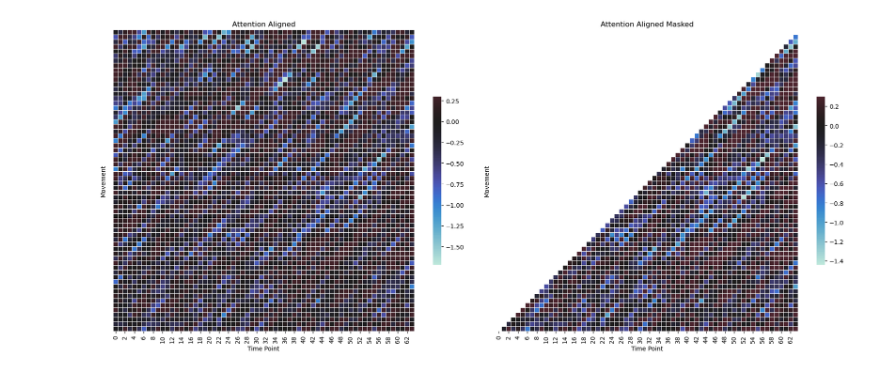
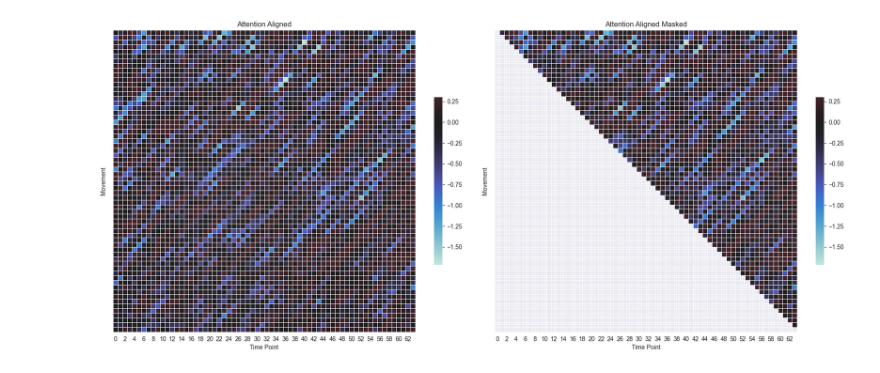
Before and after one commit to jiadol/Travel_Ml, a Jupyter notebook: notebooks/07_explainable.ipynb, the cells around one changed output. Drawn from its saved outputs; the diff is of its cells as text; code cells hidden in the pictures.

```diff
--- a/notebooks/07_explainable.ipynb
+++ b/notebooks/07_explainable.ipynb
@@ -79,37 +79,37 @@ attns = np.array(attns)
 for i in range(attns.shape[0]):
     attns[i] = np.roll(attns[i], -i)
 
 # 创建遮盖右上部分的掩码
 # 矩阵的水平翻转
-flipped_data = np.fliplr(np.ones_like(attns, dtype=bool))
+# flipped_data = np.fliplr(np.ones_like(attns, dtype=bool))
 # 提取下三角部分，包含对角线
-lower_triangle = np.triu(flipped_data)
+mask = np.tril(flipped_data)
 # 再次水平翻转回来以符合原始方向
-mask  = np.fliplr(lower_triangle)
+# mask  = np.fliplr(lower_triangle)
 
 fig, (ax1, ax2) = plt.subplots(1, 2, figsize=(18, 8))  # 1行2列
 # Draw the heatmap with the mask and correct aspect ratio
 a = sns.heatmap(attns, vmax=.3, center=0,
                 square=True, linewidths=.5, cbar_kws={"shrink": .5}, ax=ax1)
 a.set_yticklabels([])
 a.yaxis.set_ticks_position('none')
 ax1.set_title('Attention Aligned')
 ax1.set_xlabel('Time Point')
 ax1.set_ylabel('Movement')
 
 a = sns.heatmap(attns, mask=mask, vmax=.3, center=0,
                 square=True, linewidths=.5, cbar_kws={"shrink": .5}, ax=ax2)
 a.set_yticklabels([])
 a.yaxis.set_ticks_position('none')
 ax2.set_title('Attention Aligned Masked')
 ax2.set_xlabel('Time Point')
 ax2.set_ylabel('Movement')
 
 
 plt.tight_layout()
 plt.show()
 # %% [output]
-[figure, old version]
+[figure, new version]
 # %%
 import matplotlib.pyplot as plt
 
```
Also changed, not shown: parts of 1 cell of this notebook.
